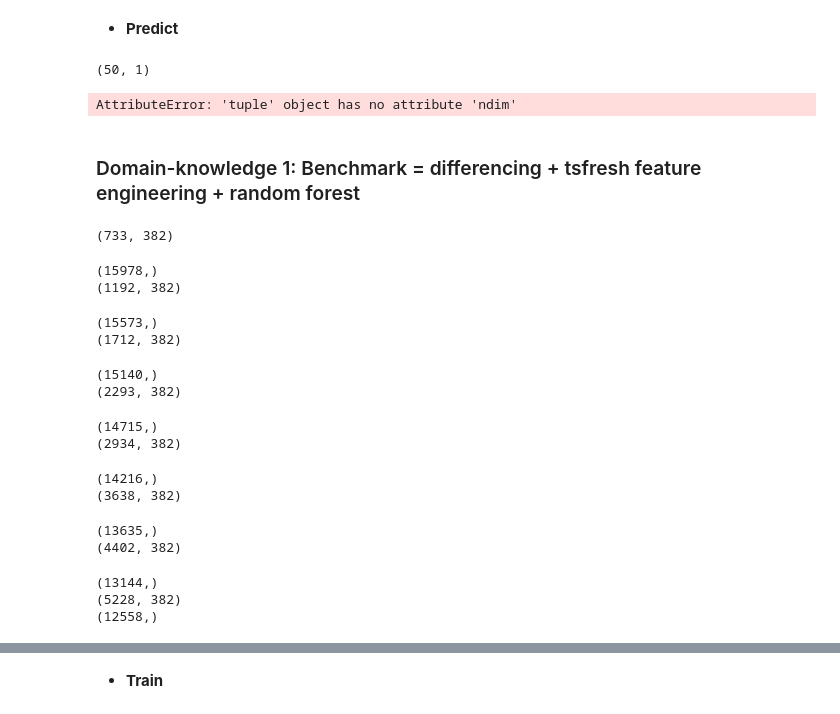
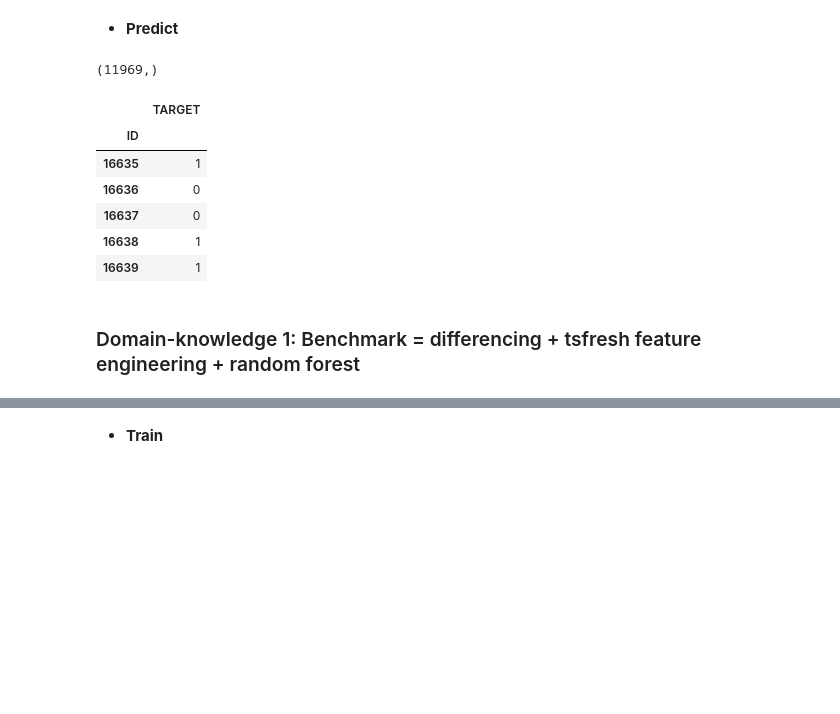
Before and after one commit to tristandeborde/ENS_data, a Jupyter notebook: src/v1_challenge.ipynb, the cells around one changed output, grey strips where cells are left out. Saved outputs shown, nothing was run; the diff lists cells and outputs as text; code cells hidden in the pictures; blank space fills up the shorter version.

Commit message:
Correct replace=True in numpy.choice

```diff
--- a/src/v1_challenge.ipynb
+++ b/src/v1_challenge.ipynb
@@ -161,7 +171,7 @@ def getData(dfx, dfy,
             get_ISI_SPIKE=False,
             testing=False,
             RNN=True,
-            split=0.95,
+            split=0.90,
             **extras):
 
     if isinstance(dfx, str) and get_tsfresh:
@@ -179,8 +189,8 @@ def getData(dfx, dfy,
     X = X[..., np.newaxis]
     y = np.reshape(dfy.values, (dfy.values.shape[0],))
 
-    if balancing == "undersample" and not testing:
-        X, y, X_val, y_val = undersample(X, y, split)
+    if not testing:
+        X, y, X_val, y_val = balance_data(X, y, method=balancing, split=split)
     else:
         X_val = np.ones(X.shape)
         y_val = np.ones(y.shape)
@@ -235,14 +245,16 @@ final_arr.shape
 ## Prepare experiment
 # %%
 params = {
-    'name': "XGB_vanilla",
+    'name': "LSTM_vanilla_oversampled-corrected",
     'exclude_neuron_id': True,
-    'balancing': "undersample",
+#     'balancing': None,
+    'balancing': "oversampling",
     'standardize': True,
     'differencing': True,
-    'get_tsfresh': True,
+    'get_tsfresh': False,
     'get_ISI_SPIKE': False,
-    'RNN': False
+    'RNN': True,
+    'class_weight': False
 }
 # %%
 def process_data(params):
@@ -293,12 +305,14 @@ spike_per_ts = 1
 params['cell_nb'] = 128
 
 input_tensor = Input(shape=(timestep_nb, spike_per_ts))
-X = LSTM(params['cell_nb'], return_sequences=False)(input_tensor)
+X = LSTM(params['cell_nb'], return_sequences=True)(input_tensor)
+X = LSTM(params['cell_nb'], return_sequences=False)(X)
 
 if params['get_tsfresh']:
     additional_features = X_train[1].shape[1]
     fe_input = Input(shape=(additional_features,)) # A tensor containing the engineered features
-    latent = Dense(32, activation='tanh')(fe_input)
+    latent = Dense(64, activation='tanh')(fe_input)
+    latent = Dense(32, activation='tanh')(latent)
     input_tensor = [input_tensor, fe_input]
     X = concatenate([X, latent])
 
@@ -336,4 +339,10 @@ ________________________________________________________________________________
 # %%
+if params["class_weight"]:
+    class_weights = class_weight.compute_class_weight('balanced', np.unique(y_train), y_train)
+else:
+    class_weights = None
+if params["get_tsfresh"]:
+    X_train=list(X_train)
 model.compile(metrics=['accuracy'], loss='mean_squared_error', optimizer='adam')
-history = model.fit(X_train, y_train, epochs=10, validation_split=0.1)
+history = model.fit(X_train, y_train, epochs=3, validation_split=0.05, class_weight=class_weights)
 # %% [output]
@@ -366,14 +385,23 @@ params.update(history_params)
 # %% [markdown]
 * **Predict**
 # %%
+if params["get_tsfresh"]:
+    X_test=list(X_test)
 dfy_pred = predict(X_test, model)
 dfy_pred[:5]
 # %% [output]
-(50, 1)
+(11969,)
-AttributeError: 'tuple' object has no attribute 'ndim'
+|  | TARGET |
+| ID |  |
+| 16635 | 1 |
+| 16636 | 0 |
+| 16637 | 0 |
+| 16638 | 1 |
+| 16639 | 1 |
 # %% [markdown]
 ### Domain-knowledge 1: Benchmark = differencing + tsfresh feature engineering + random forest
 # %%
+"""
 scores = []
 for split in np.arange(0.2, 1, 0.1):
     params['split'] = split
@@ -382,20 +410,4 @@ for split in np.arange(0.2, 1, 0.1):
     model.fit(X_train[1], y_train)
     dfy_val = predict(X_val[1], model)
     scores.append((metrics.f1_score(y_val, dfy_val), metrics.cohen_kappa_score(y_val, dfy_val)))
+"""
-# %% [output]
-(733, 382)
-(15978,)
-(1192, 382)
-(15573,)
-(1712, 382)
-(15140,)
-(2293, 382)
-(14715,)
-(2934, 382)
-(14216,)
-(3638, 382)
-(13635,)
-(4402, 382)
-(13144,)
-(5228, 382)
-(12558,)
```
Also changed, not shown: parts of 17 cells of this notebook, 8 other files.
